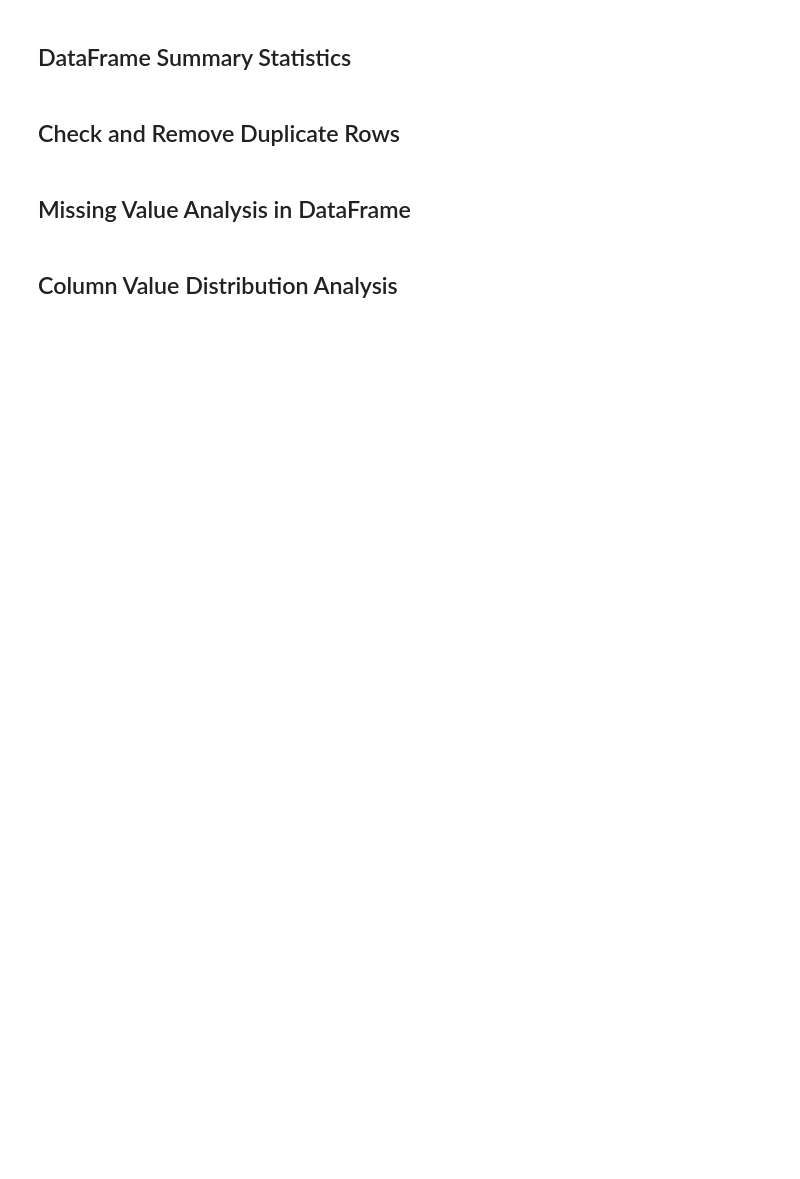
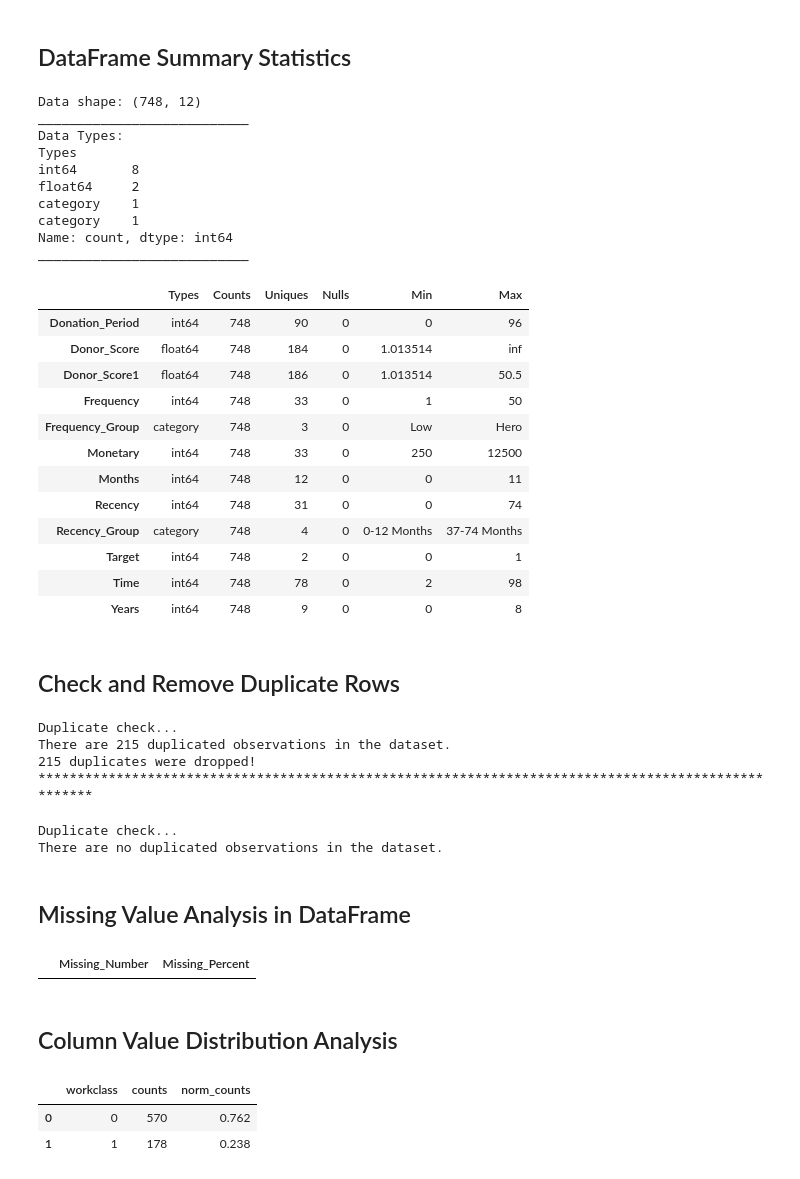
Before and after one commit to vince-gasimov/Exploratory_Data_Analysis-EDA, a Jupyter notebook: Blood_Donation.ipynb, the cells around one changed output. Drawn from its saved outputs; the diff is of its cells as text; code cells hidden in the pictures; blank space fills up the shorter version.

```diff
--- a/Blood_Donation.ipynb
+++ b/Blood_Donation.ipynb
@@ -726,4 +807,48 @@ df.sample(15)
 # %% [markdown]
 ## DataFrame Summary Statistics
+# %%
+
+def summary(df, pred=None):
+    obs = df.shape[0]
+    Types = df.dtypes
+    Counts = df.apply(lambda x: x.count())
+    Min = df.min()
+    Max = df.max()
+    Uniques = df.apply(lambda x: x.unique().shape[0])
+    Nulls = df.apply(lambda x: x.isnull().sum())
+    print('Data shape:', df.shape)
+    if pred is None:
+        cols = ['Types', 'Counts', 'Uniques', 'Nulls', 'Min', 'Max']
+        str = pd.concat([Types, Counts, Uniques, Nulls, Min, Max], axis = 1, sort=True)
+    str.columns = cols
+    print('___________________________\nData Types:')
+    print(str.Types.value_counts())
+    print('___________________________')
+    return str
+summary(df)
+# %% [output]
+Data shape: (748, 12)
+___________________________
+Data Types:
+Types
+int64       8
+float64     2
+category    1
+category    1
+Name: count, dtype: int64
+___________________________
+|  | Types | Counts | Uniques | Nulls | Min | Max |
+| Donation_Period | int64 | 748 | 90 | 0 | 0 | 96 |
+| Donor_Score | float64 | 748 | 184 | 0 | 1.013514 | inf |
+| Donor_Score1 | float64 | 748 | 186 | 0 | 1.013514 | 50.5 |
+| Frequency | int64 | 748 | 33 | 0 | 1 | 50 |
+| Frequency_Group | category | 748 | 3 | 0 | Low | Hero |
+| Monetary | int64 | 748 | 33 | 0 | 250 | 12500 |
+| Months | int64 | 748 | 12 | 0 | 0 | 11 |
+| Recency | int64 | 748 | 31 | 0 | 0 | 74 |
+| Recency_Group | category | 748 | 4 | 0 | 0-12 Months | 37-74 Months |
+| Target | int64 | 748 | 2 | 0 | 0 | 1 |
+| Time | int64 | 748 | 78 | 0 | 2 | 98 |
+| Years | int64 | 748 | 9 | 0 | 0 | 8 |
 # %% [markdown]
 ## Check and Remove Duplicate Rows
@@ -730,2 +870,14 @@ df.sample(15)
+# %%
+duplicate_values(df_copy)
+# %% [output]
+Duplicate check...
+There are 215 duplicated observations in the dataset.
+215 duplicates were dropped!
+****************************************************************************************************
+# %%
+duplicate_values(df_copy)
+# %% [output]
+Duplicate check...
+There are no duplicated observations in the dataset.
 # %% [markdown]
 ## Missing Value Analysis in DataFrame
@@ -732,2 +890,7 @@ df.sample(15)
+# %%
+missing_values(df)
+# we do not have any missing values in this dataset
+# %% [output]
+|  | Missing_Number | Missing_Percent |
 # %% [markdown]
 ## Column Value Distribution Analysis
@@ -733,0 +905,6 @@ df.sample(15)
+# %%
+value_cnt(df, 'Target')
+# %% [output]
+|  | workclass | counts | norm_counts |
+| 0 | 0 | 570 | 0.762 |
+| 1 | 1 | 178 | 0.238 |
```
Also changed, not shown: parts of 10 cells of this notebook.
